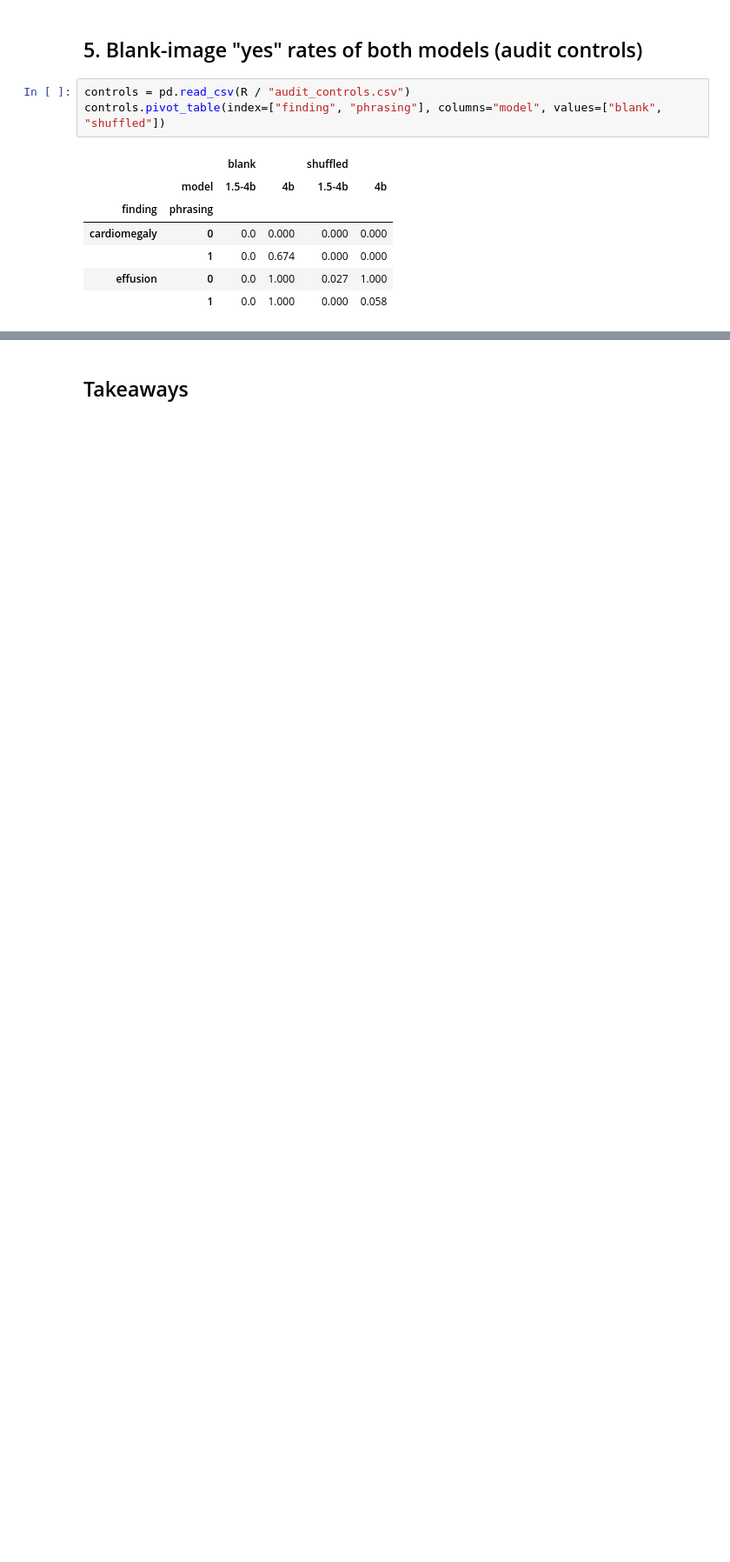
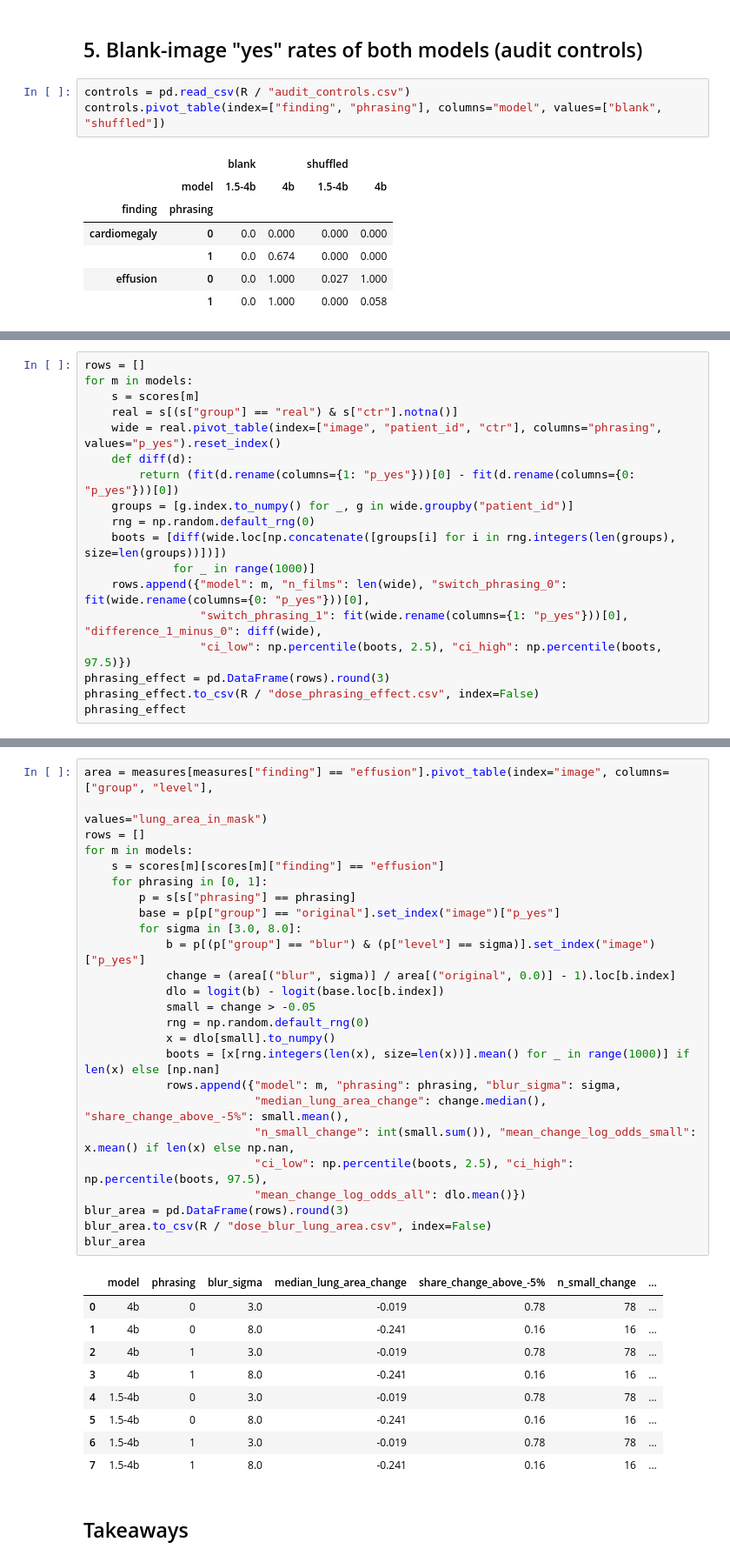
Before and after one commit to m871-akram/cxr-grounding, a Jupyter notebook: notebooks/03b_dose.ipynb, the cells around one changed output, grey strips where cells are left out. Shown at 87% size. Cells and saved outputs as stored; diff of their text form; blank space fills up the shorter version.

```diff
--- a/notebooks/03b_dose.ipynb
+++ b/notebooks/03b_dose.ipynb
@@ -223,0 +279,18 @@ controls.pivot_table(index=["finding", "phrasing"], columns="model", values=["bl
+# %%
+rows = []
+for m in models:
+    s = scores[m]
+    real = s[(s["group"] == "real") & s["ctr"].notna()]
+    wide = real.pivot_table(index=["image", "patient_id", "ctr"], columns="phrasing", values="p_yes").reset_index()
+    def diff(d):
+        return (fit(d.rename(columns={1: "p_yes"}))[0] - fit(d.rename(columns={0: "p_yes"}))[0])
+    groups = [g.index.to_numpy() for _, g in wide.groupby("patient_id")]
+    rng = np.random.default_rng(0)
+    boots = [diff(wide.loc[np.concatenate([groups[i] for i in rng.integers(len(groups), size=len(groups))])])
+             for _ in range(1000)]
+    rows.append({"model": m, "n_films": len(wide), "switch_phrasing_0": fit(wide.rename(columns={0: "p_yes"}))[0],
+                 "switch_phrasing_1": fit(wide.rename(columns={1: "p_yes"}))[0], "difference_1_minus_0": diff(wide),
+                 "ci_low": np.percentile(boots, 2.5), "ci_high": np.percentile(boots, 97.5)})
+phrasing_effect = pd.DataFrame(rows).round(3)
+phrasing_effect.to_csv(R / "dose_phrasing_effect.csv", index=False)
+phrasing_effect
@@ -224,3 +307,38 @@ controls.pivot_table(index=["finding", "phrasing"], columns="model", values=["bl
+# %%
+area = measures[measures["finding"] == "effusion"].pivot_table(index="image", columns=["group", "level"],
+                                                                 values="lung_area_in_mask")
+rows = []
+for m in models:
+    s = scores[m][scores[m]["finding"] == "effusion"]
+    for phrasing in [0, 1]:
+        p = s[s["phrasing"] == phrasing]
+        base = p[p["group"] == "original"].set_index("image")["p_yes"]
+        for sigma in [3.0, 8.0]:
+            b = p[(p["group"] == "blur") & (p["level"] == sigma)].set_index("image")["p_yes"]
+            change = (area[("blur", sigma)] / area[("original", 0.0)] - 1).loc[b.index]
+            dlo = logit(b) - logit(base.loc[b.index])
+            small = change > -0.05
+            rng = np.random.default_rng(0)
+            x = dlo[small].to_numpy()
+            boots = [x[rng.integers(len(x), size=len(x))].mean() for _ in range(1000)] if len(x) else [np.nan]
+            rows.append({"model": m, "phrasing": phrasing, "blur_sigma": sigma,
+                         "median_lung_area_change": change.median(), "share_change_above_-5%": small.mean(),
+                         "n_small_change": int(small.sum()), "mean_change_log_odds_small": x.mean() if len(x) else np.nan,
+                         "ci_low": np.percentile(boots, 2.5), "ci_high": np.percentile(boots, 97.5),
+                         "mean_change_log_odds_all": dlo.mean()})
+blur_area = pd.DataFrame(rows).round(3)
+blur_area.to_csv(R / "dose_blur_lung_area.csv", index=False)
+blur_area
+# %% [output]
+|  | model | phrasing | blur_sigma | median_lung_area_change | share_change_above_-5% | n_small_change | ... |
+| 0 | 4b | 0 | 3.0 | -0.019 | 0.78 | 78 | ... |
+| 1 | 4b | 0 | 8.0 | -0.241 | 0.16 | 16 | ... |
+| 2 | 4b | 1 | 3.0 | -0.019 | 0.78 | 78 | ... |
+| 3 | 4b | 1 | 8.0 | -0.241 | 0.16 | 16 | ... |
+| 4 | 1.5-4b | 0 | 3.0 | -0.019 | 0.78 | 78 | ... |
+| 5 | 1.5-4b | 0 | 8.0 | -0.241 | 0.16 | 16 | ... |
+| 6 | 1.5-4b | 1 | 3.0 | -0.019 | 0.78 | 78 | ... |
+| 7 | 1.5-4b | 1 | 8.0 | -0.241 | 0.16 | 16 | ... |
 # %% [markdown]
 ## Takeaways
 # %%
```
Also changed, not shown: parts of 5 cells of this notebook, 4 other files.
